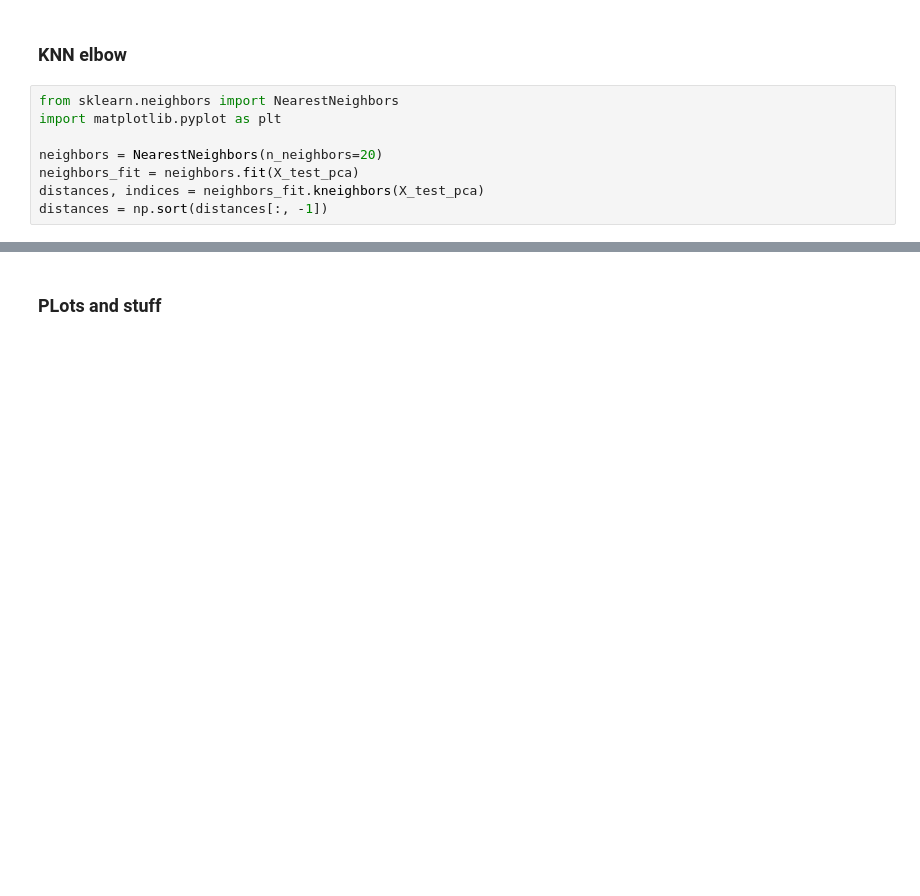
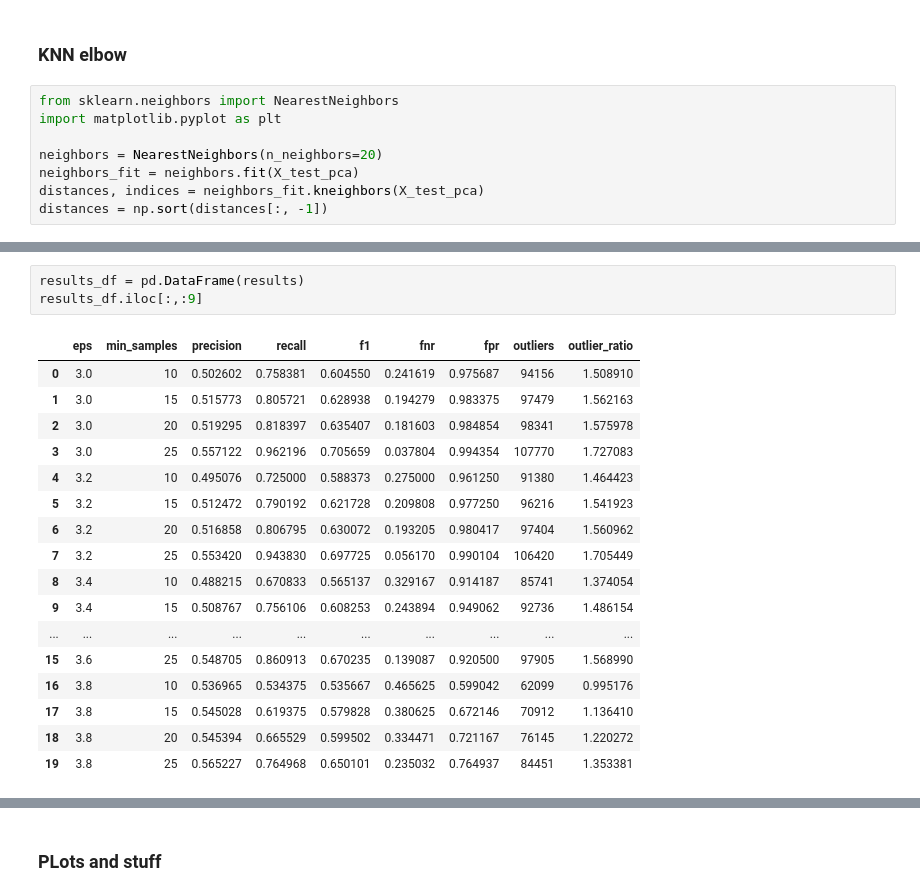
Before and after one commit to flod1n/R7022E-AI-in-processindustry-and-automation, a Jupyter notebook: Lab2_unsupervised/task2.ipynb, the cells around one changed output, grey strips where cells are left out. Saved outputs shown, nothing was run; the diff lists cells and outputs as text; blank space fills up the shorter version.

```diff
--- a/Lab2_unsupervised/task2.ipynb
+++ b/Lab2_unsupervised/task2.ipynb
@@ -226,0 +210,21 @@ top3 = sorted(results, key=lambda x: x["f1"], reverse=True)[:3]
+# %%
+results_df = pd.DataFrame(results)
+results_df.iloc[:,:9]
+# %% [output]
+|  | eps | min_samples | precision | recall | f1 | fnr | fpr | outliers | outlier_ratio |
+| 0 | 3.0 | 10 | 0.502602 | 0.758381 | 0.604550 | 0.241619 | 0.975687 | 94156 | 1.508910 |
+| 1 | 3.0 | 15 | 0.515773 | 0.805721 | 0.628938 | 0.194279 | 0.983375 | 97479 | 1.562163 |
+| 2 | 3.0 | 20 | 0.519295 | 0.818397 | 0.635407 | 0.181603 | 0.984854 | 98341 | 1.575978 |
+| 3 | 3.0 | 25 | 0.557122 | 0.962196 | 0.705659 | 0.037804 | 0.994354 | 107770 | 1.727083 |
+| 4 | 3.2 | 10 | 0.495076 | 0.725000 | 0.588373 | 0.275000 | 0.961250 | 91380 | 1.464423 |
+| 5 | 3.2 | 15 | 0.512472 | 0.790192 | 0.621728 | 0.209808 | 0.977250 | 96216 | 1.541923 |
+| 6 | 3.2 | 20 | 0.516858 | 0.806795 | 0.630072 | 0.193205 | 0.980417 | 97404 | 1.560962 |
+| 7 | 3.2 | 25 | 0.553420 | 0.943830 | 0.697725 | 0.056170 | 0.990104 | 106420 | 1.705449 |
+| 8 | 3.4 | 10 | 0.488215 | 0.670833 | 0.565137 | 0.329167 | 0.914187 | 85741 | 1.374054 |
+| 9 | 3.4 | 15 | 0.508767 | 0.756106 | 0.608253 | 0.243894 | 0.949062 | 92736 | 1.486154 |
+| ... | ... | ... | ... | ... | ... | ... | ... | ... | ... |
+| 15 | 3.6 | 25 | 0.548705 | 0.860913 | 0.670235 | 0.139087 | 0.920500 | 97905 | 1.568990 |
+| 16 | 3.8 | 10 | 0.536965 | 0.534375 | 0.535667 | 0.465625 | 0.599042 | 62099 | 0.995176 |
+| 17 | 3.8 | 15 | 0.545028 | 0.619375 | 0.579828 | 0.380625 | 0.672146 | 70912 | 1.136410 |
+| 18 | 3.8 | 20 | 0.545394 | 0.665529 | 0.599502 | 0.334471 | 0.721167 | 76145 | 1.220272 |
+| 19 | 3.8 | 25 | 0.565227 | 0.764968 | 0.650101 | 0.235032 | 0.764937 | 84451 | 1.353381 |
```
Also changed, not shown: parts of 9 cells of this notebook.
